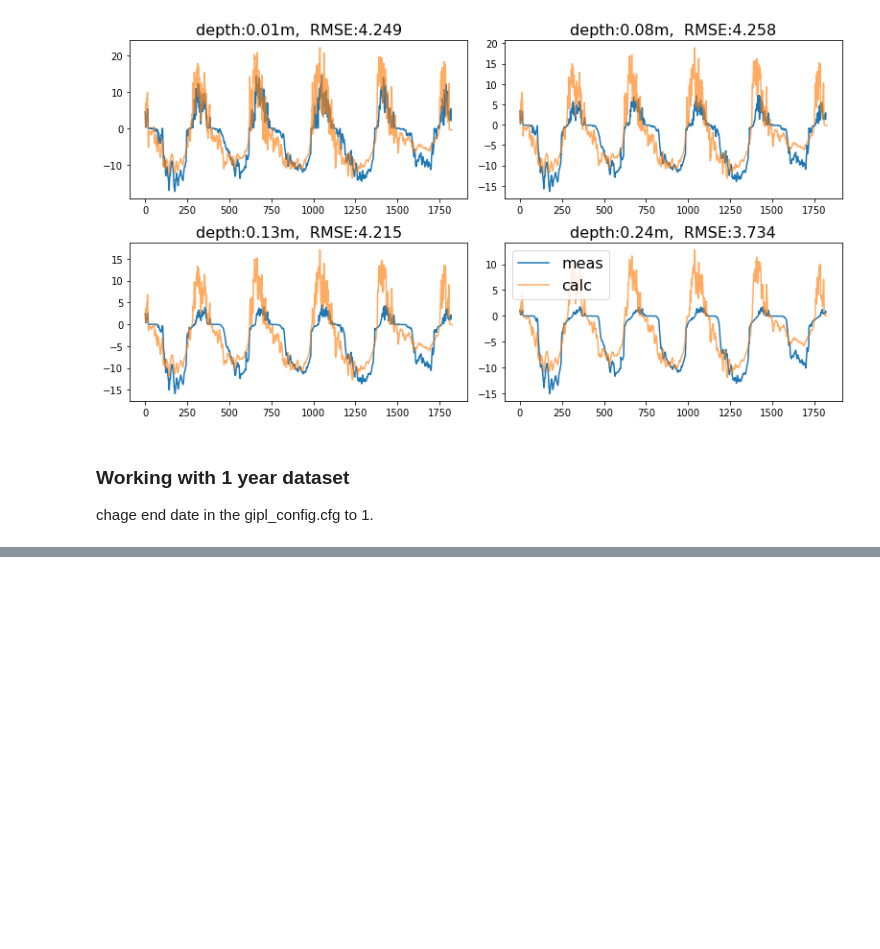
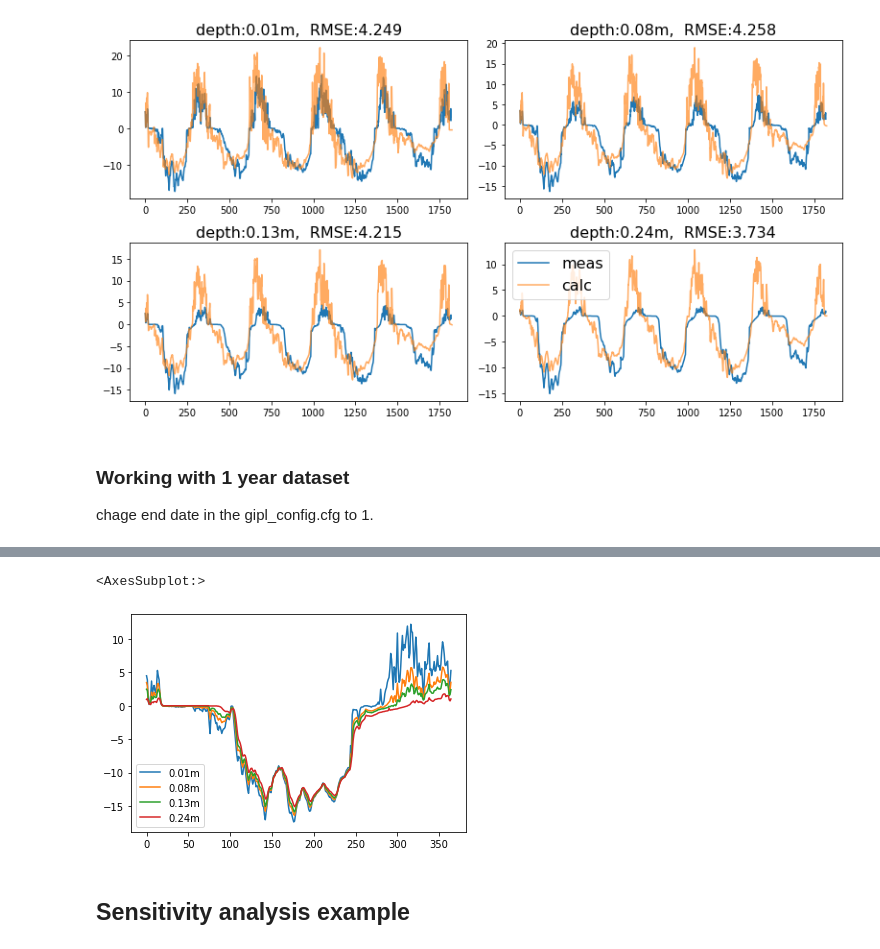
Before and after one commit to allisonwelch1/GIPL, a Jupyter notebook: allison_results_plot.ipynb, the cells around one changed output, grey strips where cells are left out. Cells and saved outputs as stored; diff of their text form; code cells hidden in the pictures; blank space fills up the shorter version.

```diff
--- a/allison_results_plot.ipynb
+++ b/allison_results_plot.ipynb
@@ -142,0 +127,8 @@ plot_ground_temps(hh)
+# %%
+df_meas=load_meas()
+df_meas.iloc[:ndays,:4].plot()
+# %% [output]
+<AxesSubplot:>
+[figure, added]
+# %% [markdown]
+## Sensitivity analysis example
```
Also changed, not shown: parts of 13 cells of this notebook.
